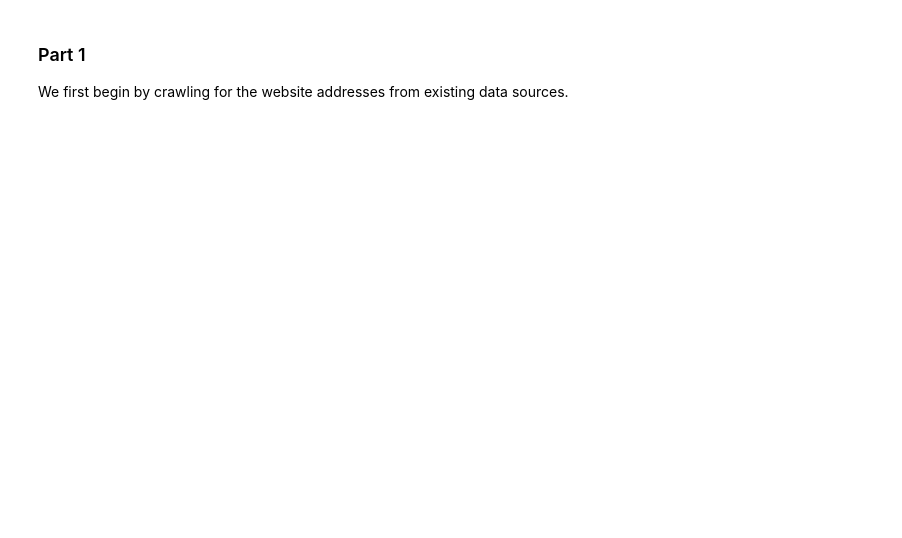
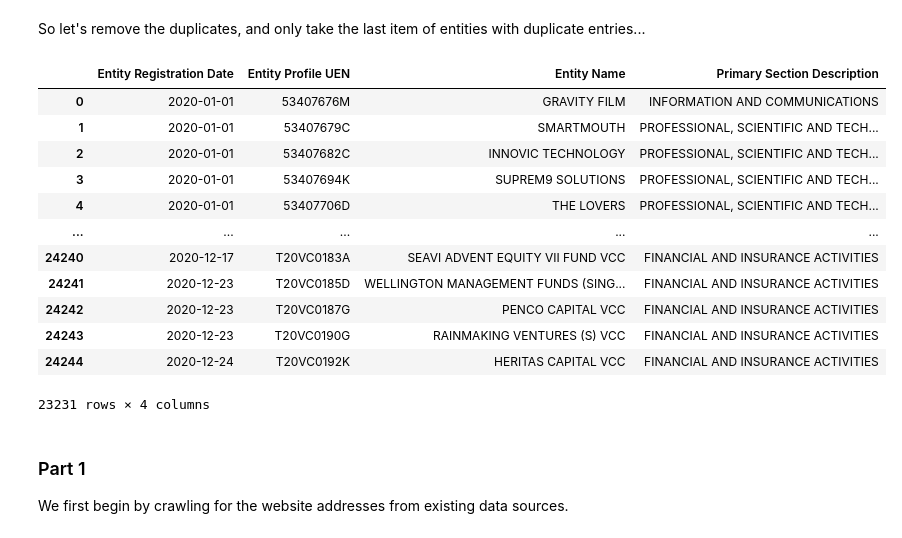
Before and after one commit to gjj/finder, a Jupyter notebook: Finder.ipynb, the cells around one changed output. Drawn from its saved outputs; the diff is of its cells as text; code cells hidden in the pictures; blank space fills up the shorter version.

```diff
--- a/Finder.ipynb
+++ b/Finder.ipynb
@@ -39,0 +42,19 @@ df
+# %% [markdown]
+So let's remove the duplicates, and only take the last item of entities with duplicate entries...
+# %%
+df = df.drop_duplicates(subset="Entity Profile UEN", keep="last")
+df
+# %% [output]
+|  | Entity Registration Date | Entity Profile UEN | Entity Name | Primary Section Description |
+| 0 | 2020-01-01 | 53407676M | GRAVITY FILM | INFORMATION AND COMMUNICATIONS |
+| 1 | 2020-01-01 | 53407679C | SMARTMOUTH | PROFESSIONAL, SCIENTIFIC AND TECH... |
+| 2 | 2020-01-01 | 53407682C | INNOVIC TECHNOLOGY | PROFESSIONAL, SCIENTIFIC AND TECH... |
+| 3 | 2020-01-01 | 53407694K | SUPREM9 SOLUTIONS | PROFESSIONAL, SCIENTIFIC AND TECH... |
+| 4 | 2020-01-01 | 53407706D | THE LOVERS | PROFESSIONAL, SCIENTIFIC AND TECH... |
+| ... | ... | ... | ... | ... |
+| 24240 | 2020-12-17 | T20VC0183A | SEAVI ADVENT EQUITY VII FUND VCC | FINANCIAL AND INSURANCE ACTIVITIES |
+| 24241 | 2020-12-23 | T20VC0185D | WELLINGTON MANAGEMENT FUNDS (SING... | FINANCIAL AND INSURANCE ACTIVITIES |
+| 24242 | 2020-12-23 | T20VC0187G | PENCO CAPITAL VCC | FINANCIAL AND INSURANCE ACTIVITIES |
+| 24243 | 2020-12-23 | T20VC0190G | RAINMAKING VENTURES (S) VCC | FINANCIAL AND INSURANCE ACTIVITIES |
+| 24244 | 2020-12-24 | T20VC0192K | HERITAS CAPITAL VCC | FINANCIAL AND INSURANCE ACTIVITIES |
+23231 rows × 4 columns
```
Also changed, not shown: parts of 13 cells of this notebook, 7 other files.
